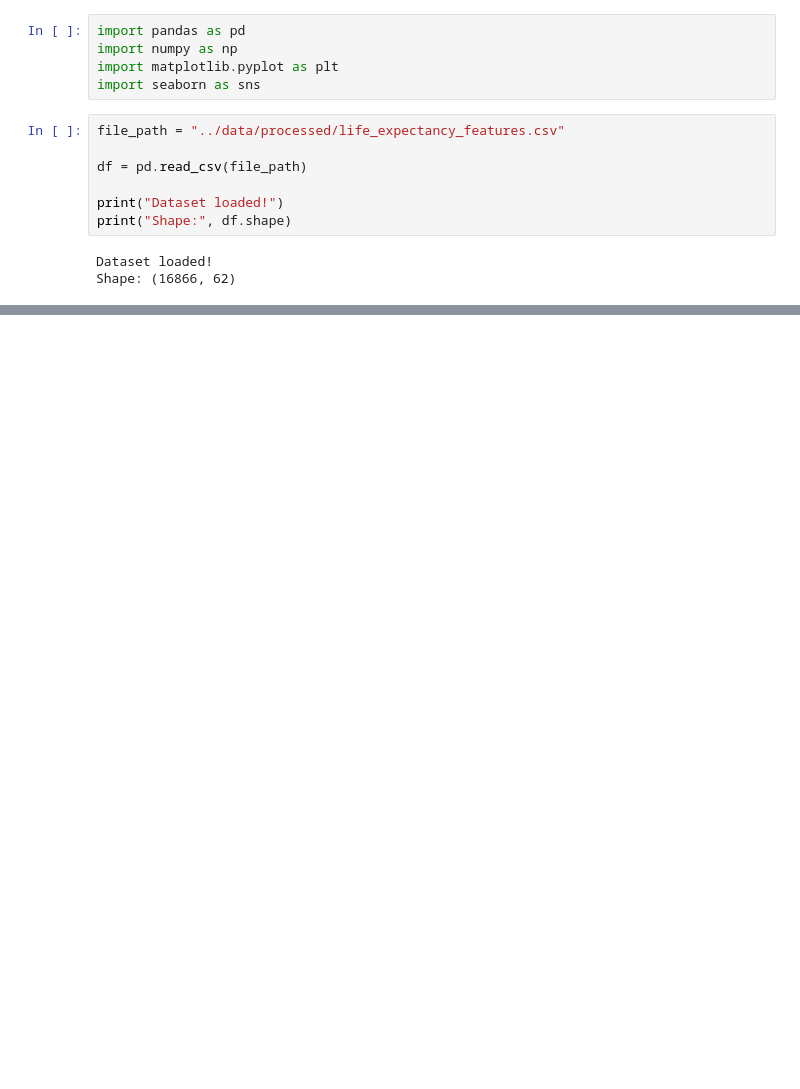
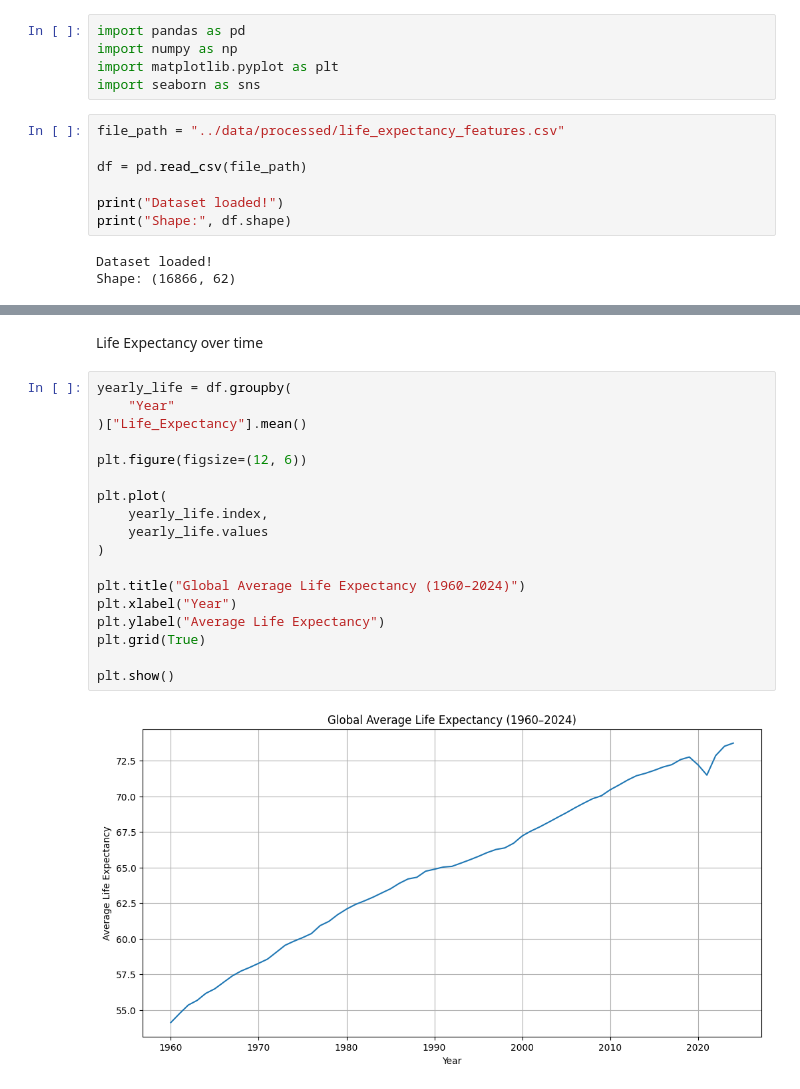
Before and after one commit to Savindi2002/Life_Expectancy_Project, a Jupyter notebook: notebooks/05_eda.ipynb, the cells around one changed output, grey strips where cells are left out. Cells and saved outputs as stored; diff of their text form; blank space fills up the shorter version.

```diff
--- a/notebooks/05_eda.ipynb
+++ b/notebooks/05_eda.ipynb
@@ -35,0 +55,22 @@ df.describe().T
+# %% [markdown]
+Life Expectancy over time
+# %%
+yearly_life = df.groupby(
+    "Year"
+)["Life_Expectancy"].mean()
+
+plt.figure(figsize=(12, 6))
+
+plt.plot(
+    yearly_life.index,
+    yearly_life.values
+)
+
+plt.title("Global Average Life Expectancy (1960–2024)")
+plt.xlabel("Year")
+plt.ylabel("Average Life Expectancy")
+plt.grid(True)
+
+plt.show()
+# %% [output]
+[figure, added]
```
Also changed, not shown: parts of 3 cells of this notebook.
